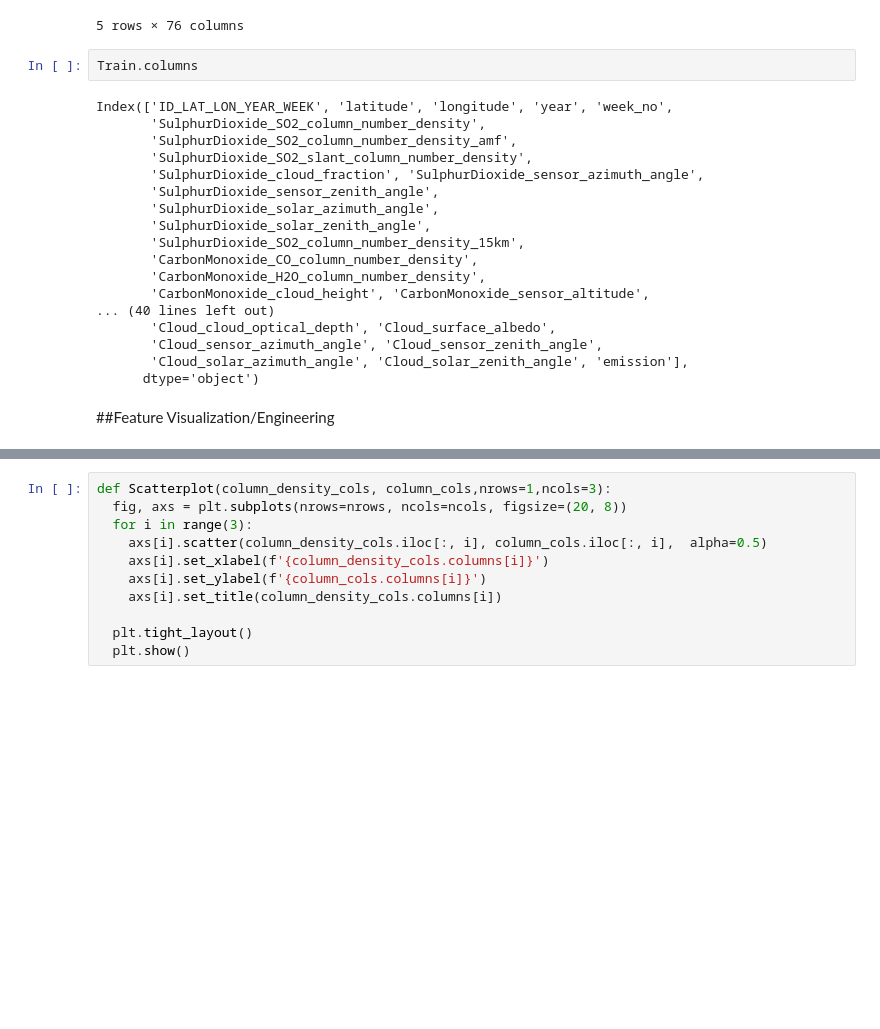
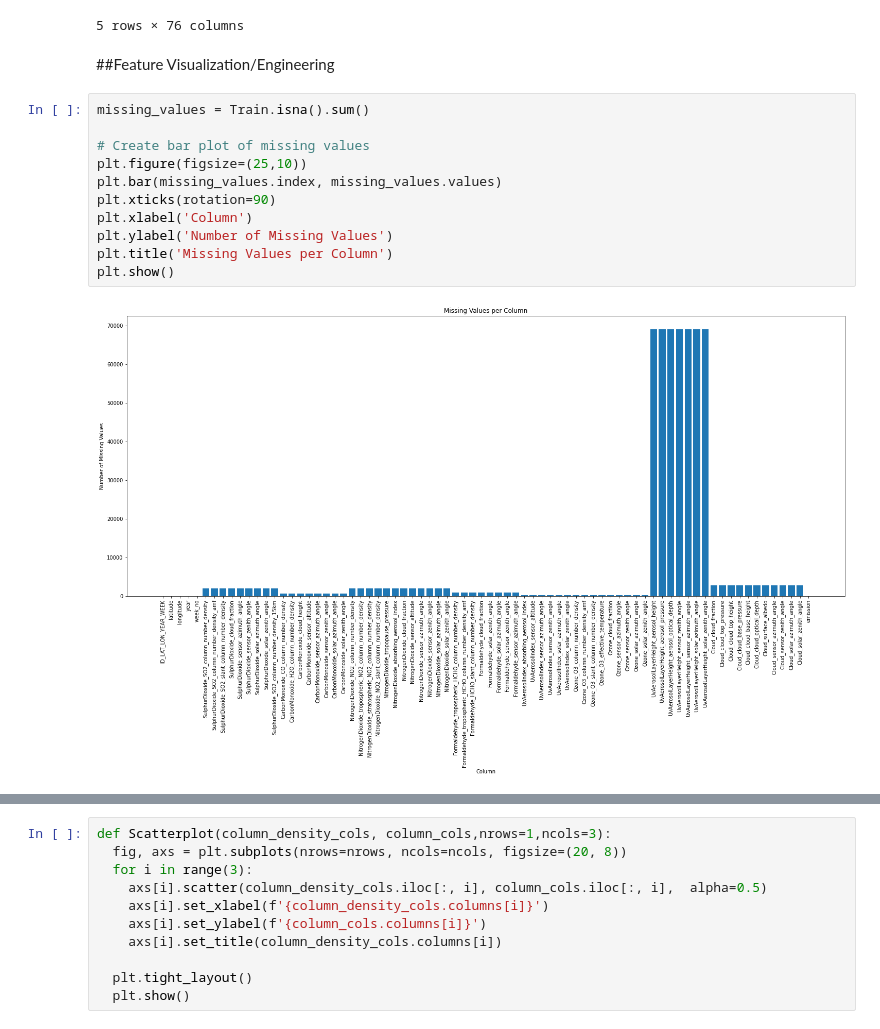
Before and after one commit to emms204/UmojaHack-Africa-2023-Carbon-Dioxide-Prediction-Challenge, a Jupyter notebook: UmojaHack_Africa_2023_Carbon_Dioxide_Prediction_Challenge_.ipynb, the cells around one changed output, grey strips where cells are left out. Cells and saved outputs as stored; diff of their text form; blank space fills up the shorter version.

```diff
--- a/UmojaHack_Africa_2023_Carbon_Dioxide_Prediction_Challenge_.ipynb
+++ b/UmojaHack_Africa_2023_Carbon_Dioxide_Prediction_Challenge_.ipynb
@@ -27,25 +27,18 @@ Train.head()
 | 3 | ID_-23.73_28.77_2019_4 | -23.73 | 28.77 | 2019 | 4 | 0.000152 | ... |
 | 4 | ID_-23.73_28.77_2019_5 | -23.73 | 28.77 | 2019 | 5 | 0.000024 | ... |
 5 rows × 76 columns
-# %%
-Train.columns
-# %% [output]
-Index(['ID_LAT_LON_YEAR_WEEK', 'latitude', 'longitude', 'year', 'week_no',
-       'SulphurDioxide_SO2_column_number_density',
-       'SulphurDioxide_SO2_column_number_density_amf',
-       'SulphurDioxide_SO2_slant_column_number_density',
-       'SulphurDioxide_cloud_fraction', 'SulphurDioxide_sensor_azimuth_angle',
-       'SulphurDioxide_sensor_zenith_angle',
-       'SulphurDioxide_solar_azimuth_angle',
-       'SulphurDioxide_solar_zenith_angle',
-       'SulphurDioxide_SO2_column_number_density_15km',
-       'CarbonMonoxide_CO_column_number_density',
-       'CarbonMonoxide_H2O_column_number_density',
-       'CarbonMonoxide_cloud_height', 'CarbonMonoxide_sensor_altitude',
-... (40 lines left out)
-       'Cloud_cloud_optical_depth', 'Cloud_surface_albedo',
-       'Cloud_sensor_azimuth_angle', 'Cloud_sensor_zenith_angle',
-       'Cloud_solar_azimuth_angle', 'Cloud_solar_zenith_angle', 'emission'],
-      dtype='object')
 # %% [markdown]
 ##Feature Visualization/Engineering
+# %%
+missing_values = Train.isna().sum()
+
+# Create bar plot of missing values
+plt.figure(figsize=(25,10))
+plt.bar(missing_values.index, missing_values.values)
+plt.xticks(rotation=90)
+plt.xlabel('Column')
+plt.ylabel('Number of Missing Values')
+plt.title('Missing Values per Column')
+plt.show()
+# %% [output]
+[figure, added]
```
Also changed, not shown: parts of 58 cells of this notebook.
